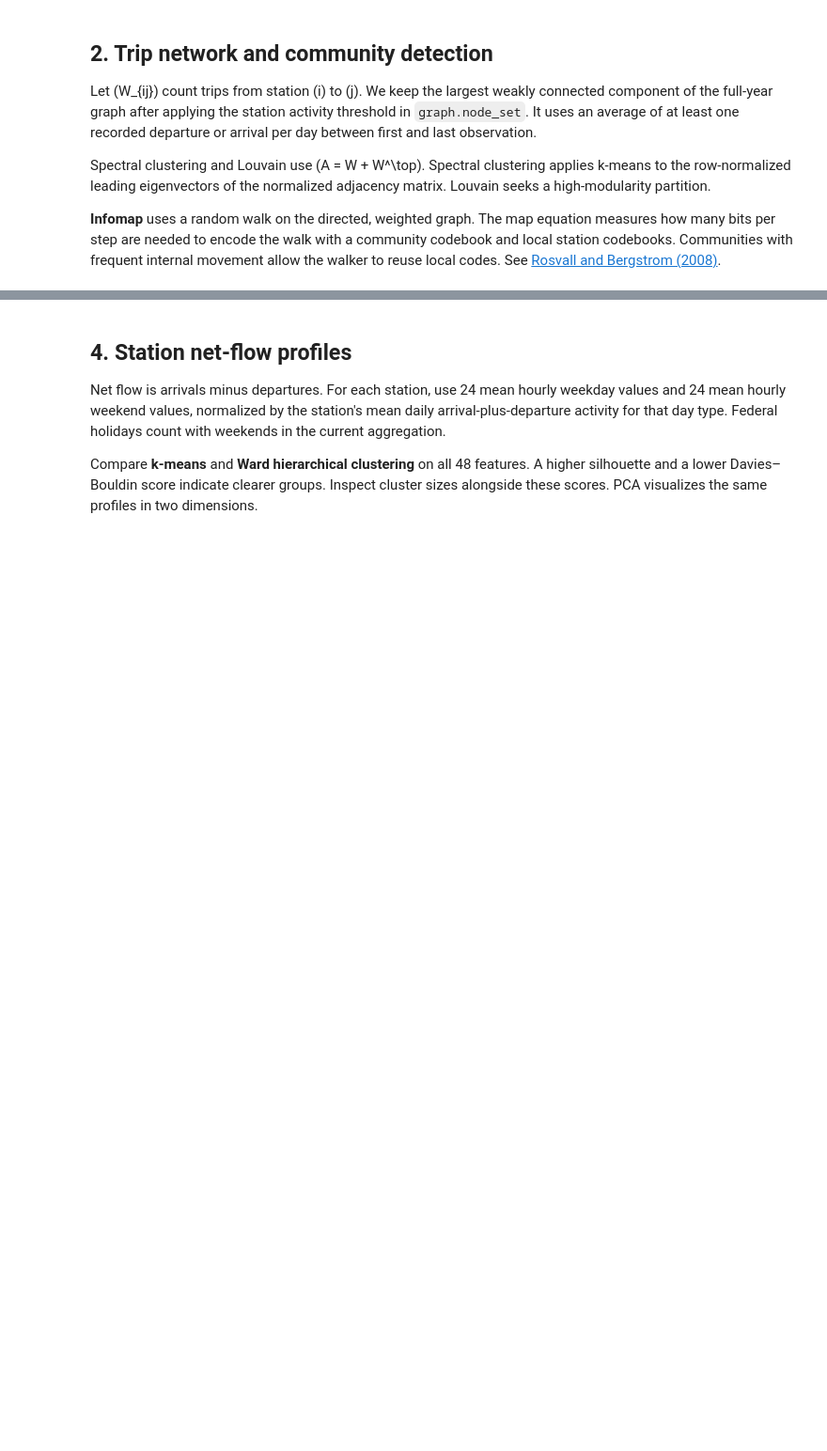
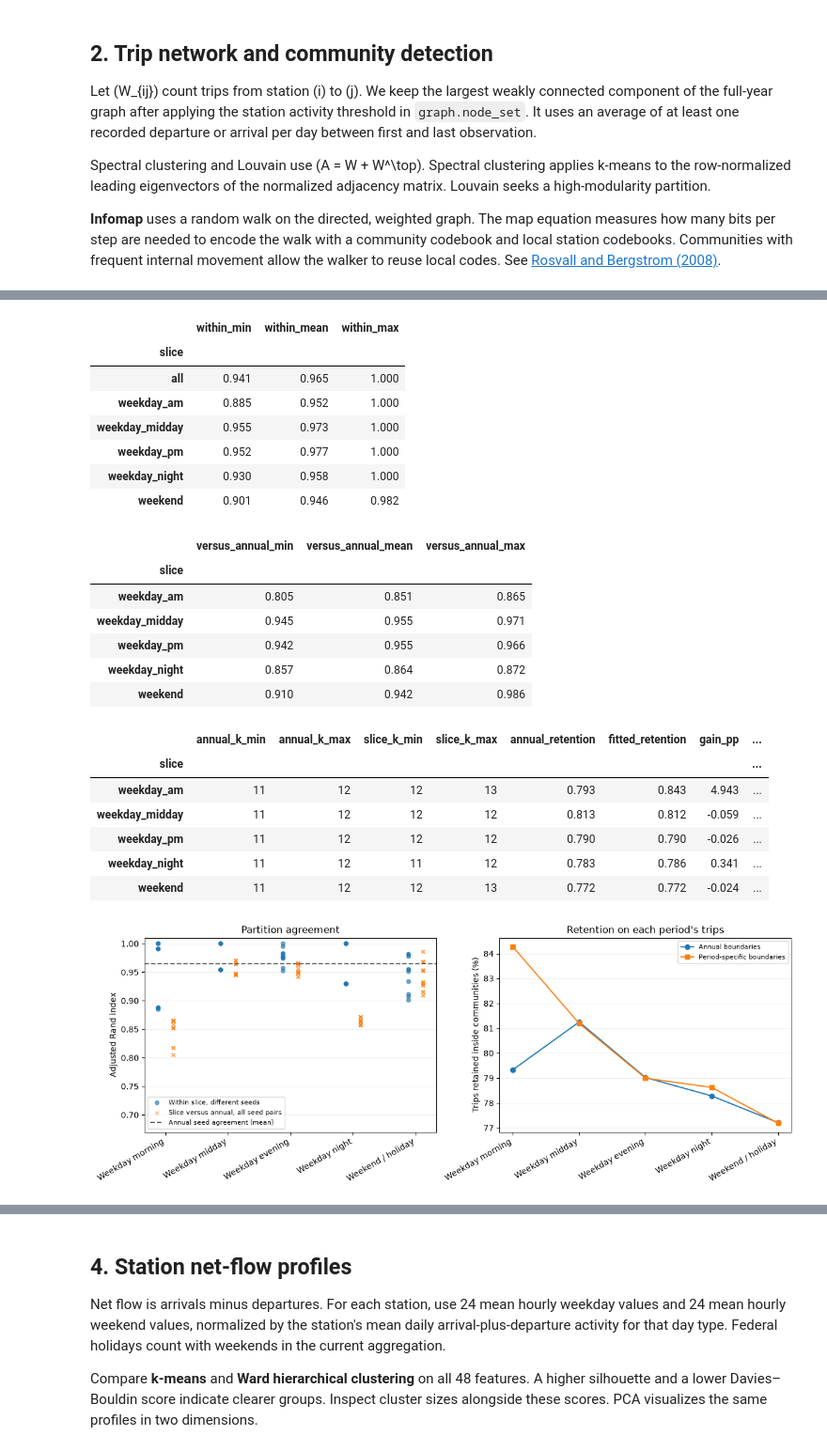
Before and after one commit to Lyngsberg/city_bike, a Jupyter notebook: city_bike.ipynb, the cells around one changed output, grey strips where cells are left out. Shown at 94% size. Saved outputs shown, nothing was run; the diff lists cells and outputs as text; code cells hidden in the pictures; blank space fills up the shorter version.

```diff
--- a/city_bike.ipynb
+++ b/city_bike.ipynb
@@ -136,0 +207,76 @@ display(slice_scores.round(3))
+# %%
+stability_summary = within_ari.groupby("slice")["ari"].agg(
+    within_min="min", within_mean="mean", within_max="max"
+)
+cross_summary = across_ari.groupby("slice")["ari"].agg(
+    versus_annual_min="min", versus_annual_mean="mean", versus_annual_max="max"
+)
+retention_summary = time_retention.groupby("slice").agg(
+    annual_k_min=("annual_k", "min"), annual_k_max=("annual_k", "max"),
+    slice_k_min=("slice_k", "min"), slice_k_max=("slice_k", "max"),
+    annual_retention=("annual_retention", "mean"),
+    fitted_retention=("slice_retention", "mean"),
+    gain_pp=("gain_pp", "mean"),
+    gain_min_pp=("gain_pp", "min"), gain_max_pp=("gain_pp", "max"),
+)
+display(stability_summary.reindex(["all", *slice_names]).round(3))
+display(cross_summary.reindex(slice_names).round(3))
+display(retention_summary.reindex(slice_names).round(3))
+
+fig, axes = plt.subplots(1, 2, figsize=(12, 4.5), layout="constrained")
+positions = np.arange(len(slice_names))
+for i, name in enumerate(slice_names):
+    within_values = within_ari.loc[within_ari["slice"].eq(name), "ari"]
+    across_values = across_ari.loc[across_ari["slice"].eq(name), "ari"]
+    axes[0].scatter(np.full(len(within_values), i - 0.12), within_values,
+                    s=22, alpha=0.65, color="tab:blue",
+                    label="Within slice, different seeds" if i == 0 else None)
+    axes[0].scatter(np.full(len(across_values), i + 0.12), across_values,
+                    s=18, alpha=0.45, marker="x", color="tab:orange",
+                    label="Slice versus annual, all seed pairs" if i == 0 else None)
+annual_stability = stability_summary.loc["all", "within_mean"]
+axes[0].axhline(annual_stability, color="0.35", linestyle="--",
+                label="Annual seed agreement (mean)")
+axes[0].set(ylabel="Adjusted Rand index", title="Partition agreement",
+            ylim=(min(0.7, within_ari["ari"].min(), across_ari["ari"].min()) - 0.03, 1.01))
+axes[0].legend(fontsize=8)
+
+retention_view = retention_summary.reindex(slice_names)
+for column, label, marker in [
+    ("annual_retention", "Annual boundaries", "o"),
+    ("fitted_retention", "Period-specific boundaries", "s"),
+]:
+    axes[1].plot(positions, 100 * retention_view[column],
+                 marker=marker, label=label)
+axes[1].set(ylabel="Trips retained inside communities (%)",
+            title="Retention on each period's trips")
+axes[1].legend(fontsize=8)
+for ax in axes:
+    ax.set_xticks(positions, [period_names[s] for s in slice_names],
+                  rotation=30, ha="right")
+    ax.grid(axis="y", alpha=0.2)
+plt.show()
+# %% [output]
+|  | within_min | within_mean | within_max |
+| slice |  |  |  |
+| all | 0.941 | 0.965 | 1.000 |
+| weekday_am | 0.885 | 0.952 | 1.000 |
+| weekday_midday | 0.955 | 0.973 | 1.000 |
+| weekday_pm | 0.952 | 0.977 | 1.000 |
+| weekday_night | 0.930 | 0.958 | 1.000 |
+| weekend | 0.901 | 0.946 | 0.982 |
+|  | versus_annual_min | versus_annual_mean | versus_annual_max |
+| slice |  |  |  |
+| weekday_am | 0.805 | 0.851 | 0.865 |
+| weekday_midday | 0.945 | 0.955 | 0.971 |
+| weekday_pm | 0.942 | 0.955 | 0.966 |
+| weekday_night | 0.857 | 0.864 | 0.872 |
+| weekend | 0.910 | 0.942 | 0.986 |
+|  | annual_k_min | annual_k_max | slice_k_min | slice_k_max | annual_retention | fitted_retention | gain_pp | ... |
+| slice |  |  |  |  |  |  |  | ... |
+| weekday_am | 11 | 12 | 12 | 13 | 0.793 | 0.843 | 4.943 | ... |
+| weekday_midday | 11 | 12 | 12 | 12 | 0.813 | 0.812 | -0.059 | ... |
+| weekday_pm | 11 | 12 | 12 | 12 | 0.790 | 0.790 | -0.026 | ... |
+| weekday_night | 11 | 12 | 11 | 12 | 0.783 | 0.786 | 0.341 | ... |
+| weekend | 11 | 12 | 12 | 13 | 0.772 | 0.772 | -0.024 | ... |
+[figure, added]
```
Also changed, not shown: parts of 11 cells of this notebook, 3 other files.
